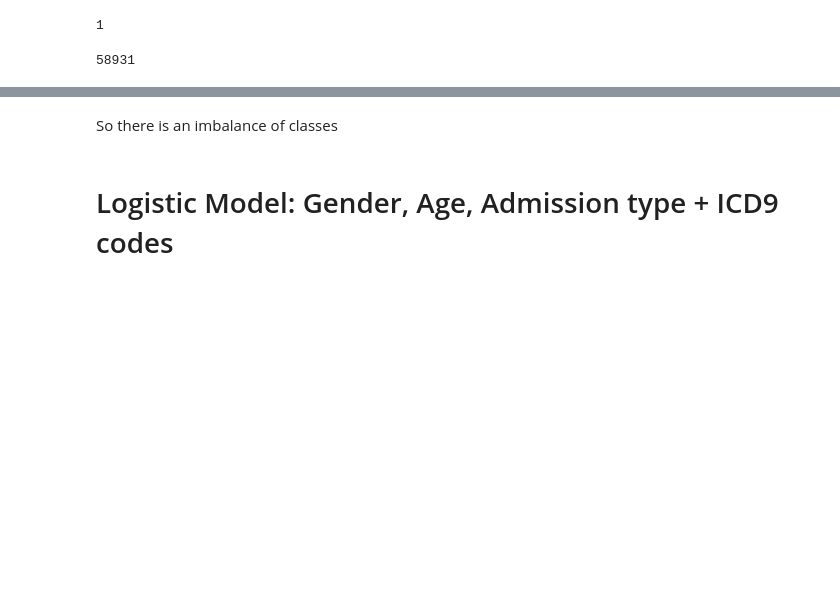
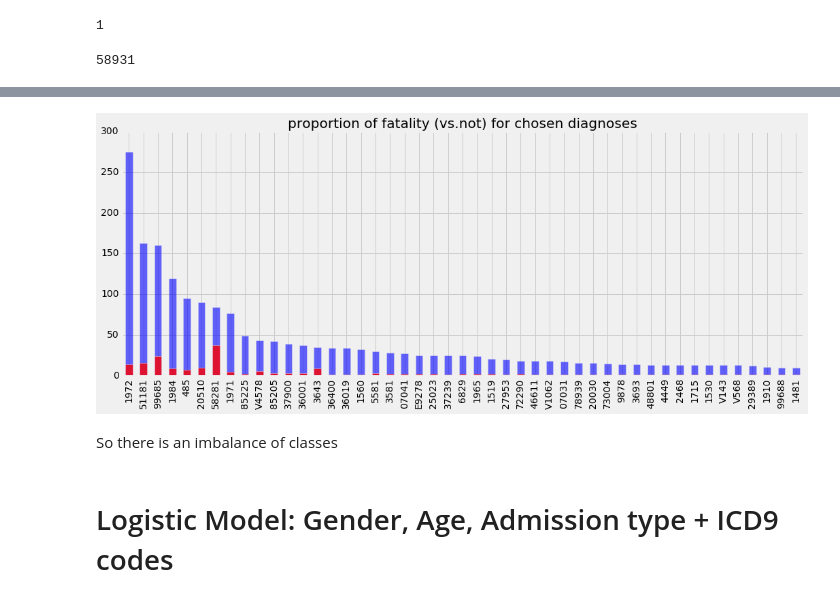
Before and after one commit to billiescodes/mortality_in_ICU, a Jupyter notebook: 02_Model_and_Evaluation.ipynb, the cells around one changed output, grey strips where cells are left out. Cells and saved outputs as stored; diff of their text form; code cells hidden in the pictures; blank space fills up the shorter version.

Commit message:
fixed model notebook'

```diff
--- a/02_Model_and_Evaluation.ipynb
+++ b/02_Model_and_Evaluation.ipynb
@@ -161,2 +137,11 @@ df_count.sort_values('count_fatal',ascending=False).count_fatal.plot()
+# %%
+plt.style.use('fivethirtyeight')
+plt.figure(figsize = (16,6))
+df_count.sort_values('count_fatal',ascending=False).count_fatal.plot(kind='bar', color='blue',alpha=0.6)
+df_count.sort_values('count_fatal',ascending=False).nonfatal.plot(kind='bar', color='red', alpha=0.8)
+plt.title('proportion of fatality (vs.not) for chosen diagnoses')
+#plt.savefig('model_diagnosis_proportion')
+# %% [output]
+[figure, added]
 # %% [markdown]
 So there is an imbalance of classes
```
Also changed, not shown: parts of 6 cells of this notebook.
